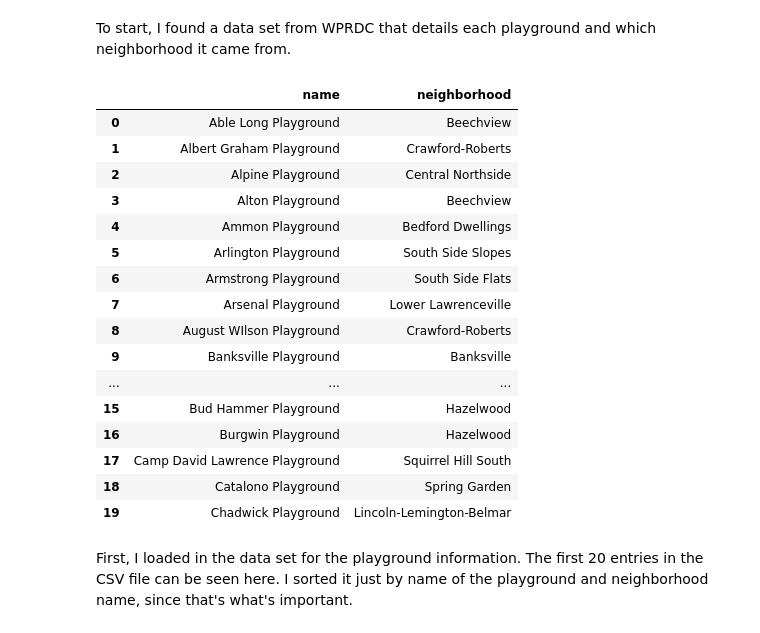
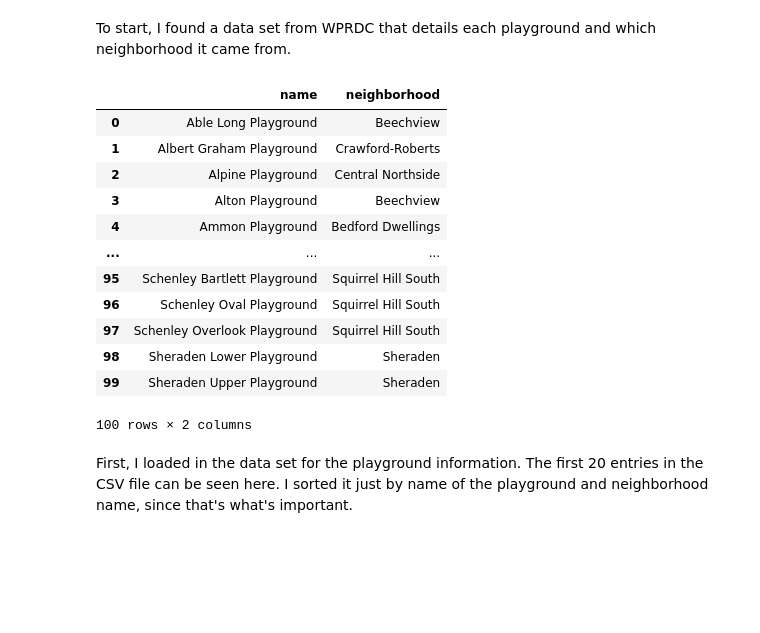
Before and after one commit to carolinescalf/final-project, a Jupyter notebook: Final Notebook.ipynb, the cells around one changed output. Saved outputs shown, nothing was run; the diff lists cells and outputs as text; code cells hidden in the pictures; blank space fills up the shorter version.

```diff
--- a/Final Notebook.ipynb
+++ b/Final Notebook.ipynb
@@ -158,24 +158,20 @@ To start, I found a data set from WPRDC that details each playground and which n
 # %%
 import pandas as pd
 playground = pd.read_csv('playgrounds.csv')[["name","neighborhood"]]
-playground.head(20)
+playground.head(100)
 # %% [output]
 |  | name | neighborhood |
 | 0 | Able Long Playground | Beechview |
 | 1 | Albert Graham Playground | Crawford-Roberts |
 | 2 | Alpine Playground | Central Northside |
 | 3 | Alton Playground | Beechview |
 | 4 | Ammon Playground | Bedford Dwellings |
-| 5 | Arlington Playground | South Side Slopes |
-| 6 | Armstrong Playground | South Side Flats |
-| 7 | Arsenal Playground | Lower Lawrenceville |
-| 8 | August WIlson Playground | Crawford-Roberts |
-| 9 | Banksville Playground | Banksville |
 | ... | ... | ... |
-| 15 | Bud Hammer Playground | Hazelwood |
-| 16 | Burgwin Playground | Hazelwood |
-| 17 | Camp David Lawrence Playground | Squirrel Hill South |
-| 18 | Catalono Playground | Spring Garden |
-| 19 | Chadwick Playground | Lincoln-Lemington-Belmar |
+| 95 | Schenley Bartlett Playground | Squirrel Hill South |
+| 96 | Schenley Oval Playground | Squirrel Hill South |
+| 97 | Schenley Overlook Playground | Squirrel Hill South |
+| 98 | Sheraden Lower Playground | Sheraden |
+| 99 | Sheraden Upper Playground | Sheraden |
+100 rows × 2 columns
 # %% [markdown]
 First, I loaded in the data set for the playground information. The first 20 entries in the CSV file can be seen here. I sorted it just by name of the playground and neighborhood name, since that's what's important.
```
Also changed, not shown: parts of 4 cells of this notebook.
